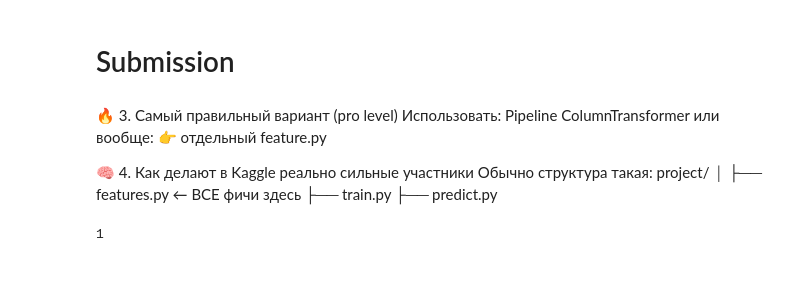
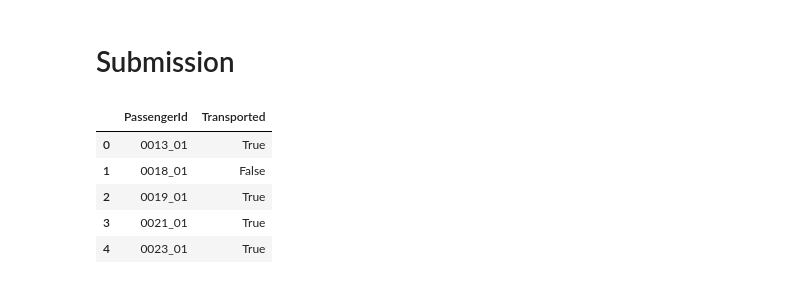
Before and after one commit to alagakin/spaceship_titanic, a Jupyter notebook: exp.ipynb, the cells around one changed output. Saved outputs shown, nothing was run; the diff lists cells and outputs as text; code cells hidden in the pictures.

```diff
--- a/exp.ipynb
+++ b/exp.ipynb
@@ -167,5 +78,2 @@ df
 # %% [markdown]
 # Baseline Model
-# %%
-df['VIP'] = df['VIP'].astype(float)
-df['CryoSleep'] = df['CryoSleep'].astype(float)
@@ -202,0 +80,3 @@ Name: 7, dtype: object
+# %%
+X, y = preprocess(df, is_train=True)
+print(X.shape, y.shape)
@@ -203,12 +85,4 @@ Name: 7, dtype: object
 # %%
-import wandb
-import numpy as np
-from sklearn.model_selection import StratifiedKFold
-from sklearn.metrics import accuracy_score
-from catboost import CatBoostClassifier
-
-cat_features = ['HomePlanet', 'Cabin', 'Destination']
-
 wandb.init(
     project="spaceship-titanic",
     config={
@@ -216,14 +90,13 @@ wandb.init(
         "iterations": 3000,
         "learning_rate": 0.01,
         "depth": 5,
-        "cv_folds": CV_FOLDS
+        "cv_folds": CV_FOLDS,
     }
 )
 
 config = wandb.config
 
 kf = StratifiedKFold(n_splits=config.cv_folds, shuffle=True, random_state=RANDOM_SEED)
-
 scores = []
 
 for fold, (train_idx, val_idx) in enumerate(kf.split(X, y)):
@@ -234,21 +107,16 @@ for fold, (train_idx, val_idx) in enumerate(kf.split(X, y)):
         iterations=config.iterations,
         learning_rate=config.learning_rate,
         depth=config.depth,
-        cat_features=cat_features,
-        verbose=0
+        cat_features=CAT_FEATURES,
+        verbose=0,
     )
-
     model.fit(X_train, y_train)
 
-    y_pred = model.predict(X_val)
-    acc = accuracy_score(y_val, y_pred)
+    acc = accuracy_score(y_val, model.predict(X_val))
+    scores.append(acc)
+    print(f"Fold {fold + 1}: {acc:.4f}")
 
-    scores.append(acc)
-
-wandb.log({
-    "cv_mean": np.mean(scores),
-    "cv_std": np.std(scores)
-})
-
+wandb.log({"cv_mean": np.mean(scores), "cv_std": np.std(scores)})
 wandb.finish()
+print(f"\nCV mean: {np.mean(scores):.4f} ± {np.std(scores):.4f}")
 # %% [output]
@@ -272,23 +142,18 @@ Find logs at: ./wandb/run-20260504_102241-wmeiajih/logs
 # %% [markdown]
 # Submission
-# %% [markdown]
-🔥 3. Самый правильный вариант (pro level)
-Использовать:
-Pipeline
-ColumnTransformer
-или вообще:
-👉 отдельный feature.py
-
-
-🧠 4. Как делают в Kaggle реально сильные участники
-Обычно структура такая:
-project/
-│
-├── features.py   ← ВСЕ фичи здесь
-├── train.py
-├── predict.py
-# %%
-from features import preprocess
-preprocess()
-# %% [output]
-1
+# %%
+test_df = pd.read_csv('data/test.csv')
+X_test, passenger_ids = preprocess(test_df, is_train=False)
+
+preds = model.predict(X_test).astype(bool)
+
+submission = pd.DataFrame({"PassengerId": passenger_ids, "Transported": preds})
+submission.to_csv('submission.csv', index=False)
+submission.head()
+# %% [output]
+|  | PassengerId | Transported |
+| 0 | 0013_01 | True |
+| 1 | 0018_01 | False |
+| 2 | 0019_01 | True |
+| 3 | 0021_01 | True |
+| 4 | 0023_01 | True |
```
Also changed, not shown: parts of 19 cells of this notebook, 2 other files.
